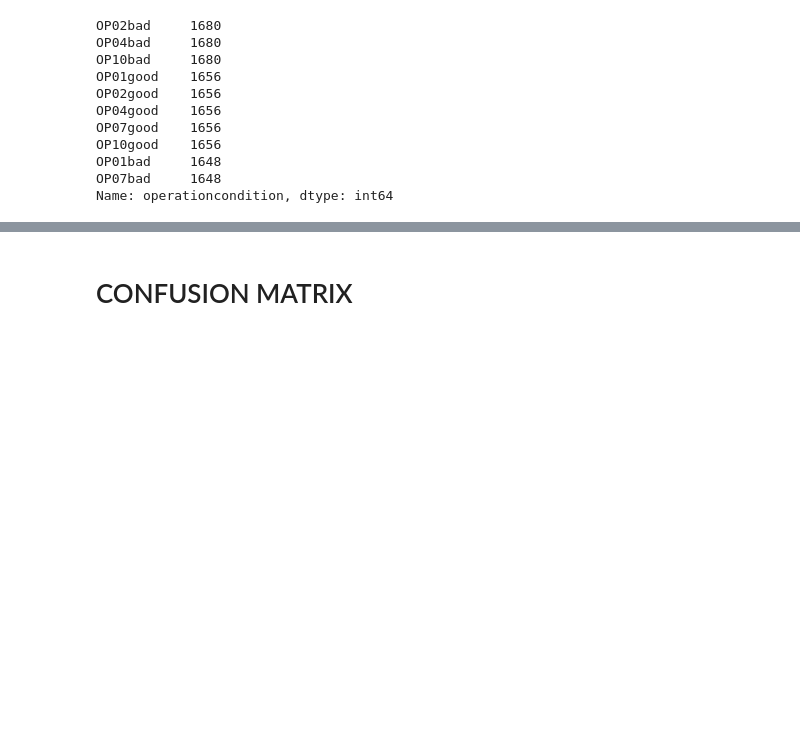
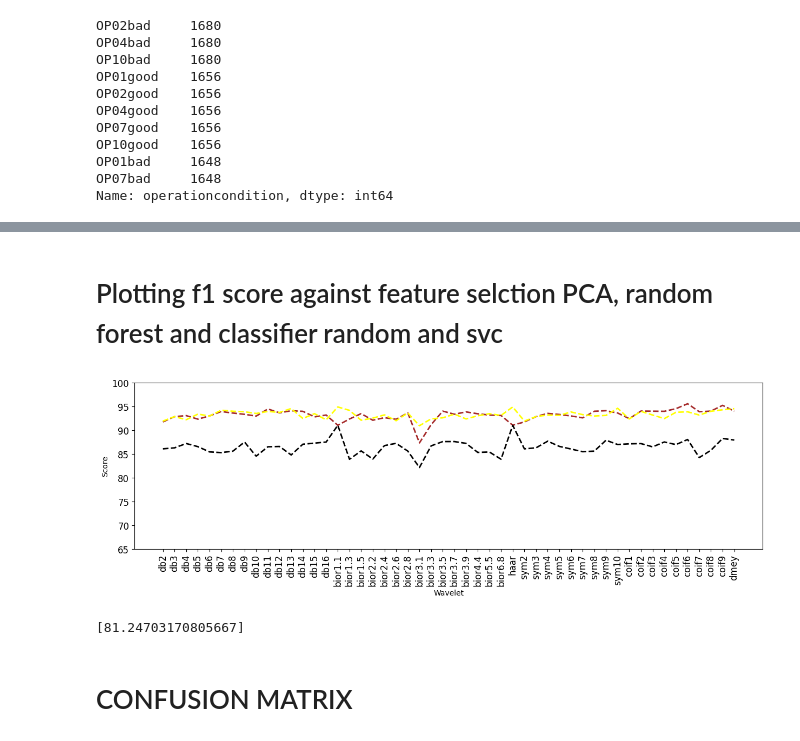
Before and after one commit to AbbasHussain72/Wavelet-featre-extraction-, a Jupyter notebook: current_wavelet_Transform_Technique.ipynb, the cells around one changed output, grey strips where cells are left out. Cells and saved outputs as stored; diff of their text form; code cells hidden in the pictures; blank space fills up the shorter version.

```diff
--- a/current_wavelet_Transform_Technique.ipynb
+++ b/current_wavelet_Transform_Technique.ipynb
@@ -395,7 +395,7 @@ def entropy2(labels, base=None):
 #This will create the data list according to 'newcol'
 import pywt
 # w = pywt.Wavelet ('dmey')
-level = 3
+level = 2  #3
 
 #wavelet_feature_test = pd.DataFrame()
 data = df
@@ -519,2 +509,2 @@ df = df.drop(['Unnamed: 0'], axis = 1)
 # %%
-df.shape
+df = df1
@@ -561,7 +540,7 @@ for w in wavelets:
   pipeline = Pipeline([
       ('scaler', StandardScaler()),
       ('pca', PCA(n_components=0.95)),
-      ('rf', RandomForestClassifier(bootstrap = True, max_depth= 30,min_samples_leaf=1, min_samples_split= 5, n_estimators= 200, random_state = 42, verbose=1))
+      ('rf', RandomForestClassifier(bootstrap = True, max_depth= 30,min_samples_leaf=1, min_samples_split= 5, n_estimators= 200, random_state = 42, verbose=0))
   ])
 
   # # Define parameter grid for hyperparameter tuning
@@ -585,12 +564,12 @@ for w in wavelets:
   # Evaluate model on validation set
   y_pred_val = pipeline.predict(X_val)
   f1_val = f1_score(y_val, y_pred_val, average='macro')
-  print("Validation F1 score:", f1_val)
+  # print("Validation F1 score:", f1_val)
 
   # Evaluate model on test set
   y_pred_test = pipeline.predict(X_test)
   f1_test = f1_score(y_test, y_pred_test, average='macro')
-  print("Test F1 score:", f1_test)
+  # print("Test F1 score:", f1_test)
 
   w_T_score.append(f1_test)
   w_V_score.append(f1_val)
@@ -866,6 +731,0 @@ v.shape
-# %%
-from sklearn.svm import SVC
-MODEL = make_pipeline(StandardScaler(), SVC(kernel='rbf',C=9,gamma='auto'))
-MODEL.fit(X_train, y_train)
-y_pred = MODEL.predict(X_test)
-print("Accuracy:", accuracy_score(y_test, y_pred))
@@ -873,0 +831,2 @@ Accuracy: 0.9447115384615384
+# %% [markdown]
+# Plotting f1 score against feature selction PCA, random forest and classifier random and svc
@@ -874,2 +841,31 @@ Accuracy: 0.9447115384615384
+# %%
+score_PCA_r = [s * 100 for s in w_T_score]
+score_r_r = [s * 100 for s in w_T_r_score]
+score_r_svc = [s * 100 for s in w_T_r_svc_score]
+score_p_svc = [s * 100 for s in w_T_p_svc_score]
+
+
+plt.figure(figsize=(15,4))
+# plt.plot(wavelets, score_PCA_r, '--',color='blue', linewidth=2)
+plt.plot(wavelets, score_r_r, '--',color='brown', linewidth=2)
+plt.plot(wavelets, score_r_svc, '--',color='yellow', linewidth=2)
+plt.plot(wavelets, score_p_svc, '--',color='black', linewidth=2)
+
+
+# plt.title('Score Trend of All Wavelets')
+plt.xlabel('Wavelet')
+plt.ylabel('Score')
+plt.xticks(rotation=90)
+plt.xticks(fontsize=12)
+plt.yticks(fontsize=12)
+plt.ylim(65,100)
+plt.show()
+# %% [output]
+[figure, added]
+# %%
+wavelet_scores = [score_PCA[i] for i in range(len(score_PCA)) if wavelets[i] == 'coif6']
+wavelet_scores
+# %% [output]
+[81.24703170805667]
 # %% [markdown]
 # CONFUSION MATRIX
```
Also changed, not shown: parts of 46 cells of this notebook.
